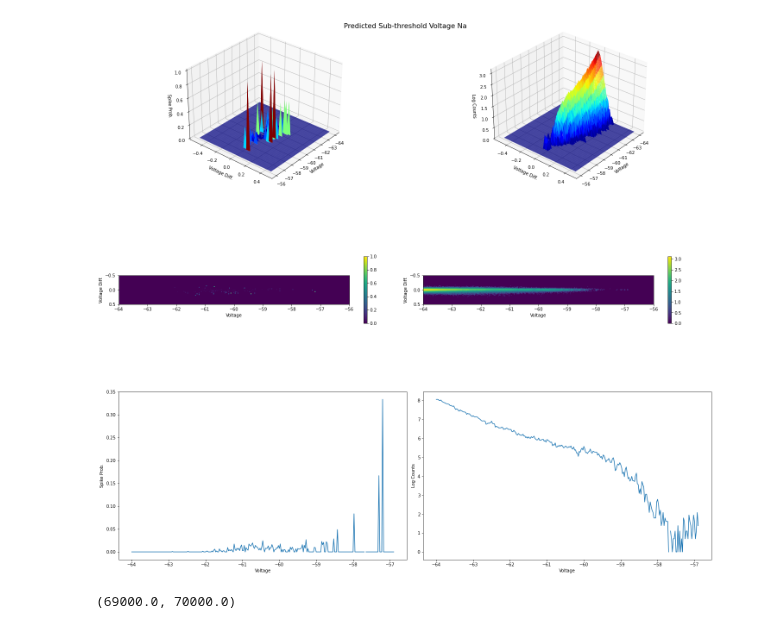
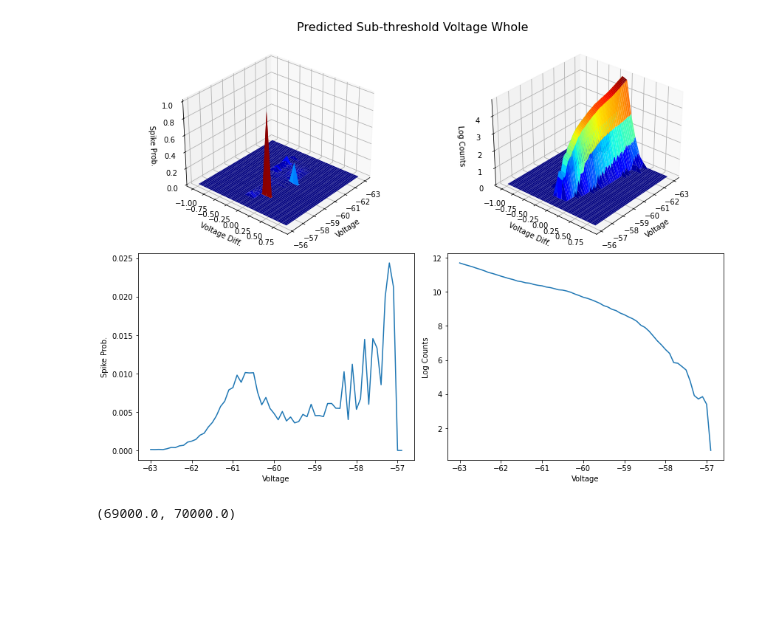
Before and after one commit to yjkimnada/dendrite, a Jupyter notebook: AP_experimental.ipynb, the cells around one changed output. Drawn from its saved outputs; the diff is of its cells as text; code cells hidden in the pictures; blank space fills up the shorter version.

```diff
--- a/AP_experimental.ipynb
+++ b/AP_experimental.ipynb
@@ -68,9 +71,9 @@ print(np.sum(spk))
 # %%
-diff_min = -0.5
-diff_max = 0.5
+diff_min = -1
+diff_max = 1
 val_max = -56
-val_min = -64
-interval = 0.025
+val_min = -63
+interval = 0.1
 
 diff_bins = np.arange(diff_min, diff_max+0.01, interval)
 val_bins = np.arange(val_min, val_max+0.01, interval)
@@ -82,8 +85,8 @@ for i in tnrange(val_bins.shape[0]-1):
     for j in range(diff_bins.shape[0]-1):
         #idx = np.where((V_na>=val_bins[i]) & (V_na<val_bins[i+1]) & (V_na_diff>=diff_bins[j]) & (V_na_diff<diff_bins[j+1]))[0]
         #idx = np.where((V_nona>=val_bins[i]) & (V_nona<val_bins[i+1]) & (V_nona_diff>=diff_bins[j]) & (V_nona_diff<diff_bins[j+1]))[0]
-        idx = np.where((V_pred>=val_bins[i]) & (V_pred<val_bins[i+1]) & (V_pred_diff>=diff_bins[j]) & (V_pred_diff<diff_bins[j+1]))[0]
-        #idx = np.where((V_pred_whole>=val_bins[i]) & (V_pred_whole<val_bins[i+1]) & (V_pred_whole_diff>=diff_bins[j]) & (V_pred_whole_diff<diff_bins[j+1]))[0]
+        #idx = np.where((V_pred>=val_bins[i]) & (V_pred<val_bins[i+1]) & (V_pred_diff>=diff_bins[j]) & (V_pred_diff<diff_bins[j+1]))[0]
+        idx = np.where((V_pred_whole>=val_bins[i]) & (V_pred_whole<val_bins[i+1]) & (V_pred_whole_diff>=diff_bins[j]) & (V_pred_whole_diff<diff_bins[j+1]))[0]
         yes_count = np.sum(spk[idx])
         total_count = idx.shape[0]
 
@@ -101,16 +104,16 @@ counts = np.empty((bins.shape[0]-1))
 for i in tnrange(bins.shape[0]-1):
     #idx = np.where((V_na >= bins[i]) & (V_na < bins[i+1]))[0]
     #idx = np.where((V_nona >= bins[i]) & (V_nona < bins[i+1]))[0]
-    idx = np.where((V_pred >= bins[i]) & (V_pred < bins[i+1]))[0]
-    #idx = np.where((V_pred_whole >= bins[i]) & (V_pred_whole < bins[i+1]))[0]
+    #idx = np.where((V_pred >= bins[i]) & (V_pred < bins[i+1]))[0]
+    idx = np.where((V_pred_whole >= bins[i]) & (V_pred_whole < bins[i+1]))[0]
     yes_count = np.sum(spk[idx])
     total_count = idx.shape[0]
     spk_probs[i] = yes_count / total_count
     counts[i] = total_count
 # %%
-fig = plt.figure(figsize=(20,30))
+fig = plt.figure(figsize=(12,9))
 
-ax1 = fig.add_subplot(5,2,1, projection='3d')
+ax1 = fig.add_subplot(2,2,1, projection='3d')
 X, Y = np.meshgrid(val_bins[:-1], diff_bins[:-1])
 probs1 = ax1.plot_surface(X, Y, spk_2d_probs.T, rstride=1, cstride=1,
                 cmap='jet', edgecolor='none')
@@ -119,42 +122,46 @@ ax1.set_ylabel('Voltage Diff.')
 ax1.set_zlabel('Spike Prob.')
 ax1.view_init(30, 40)
 
-ax2 = fig.add_subplot(5,2,2, projection='3d')
+ax2 = fig.add_subplot(2,2,2, projection='3d')
 probs1 = ax2.plot_surface(X, Y, np.log10(counts_2d.T), rstride=1, cstride=1,
                 cmap='jet', edgecolor='none')
 ax2.set_xlabel('Voltage')
 ax2.set_ylabel('Voltage Diff.')
 ax2.set_zlabel('Log Counts')
 ax2.view_init(30, 40)
 
-ax3 = fig.add_subplot(5,2,3)
+"""
+ax3 = fig.add_subplot(2,2,3)
 extent = [val_min, val_max, diff_max, diff_min]
 imshow1 = ax3.imshow(spk_2d_probs.T, extent=extent)
-ax4 = fig.add_subplot(5,2,4)
+ax4 = fig.add_subplot(2,2,4)
 imshow2 = ax4.imshow(np.log10(counts_2d.T), extent=extent)
 plt.colorbar(imshow1, ax=ax3, shrink = 0.4)
 plt.colorbar(imshow2, ax=ax4, shrink = 0.4)
 
 ax3.set_xlabel("Voltage")
 ax3.set_ylabel("Voltage Diff.")
 ax4.set_xlabel("Voltage")
 ax4.set_ylabel("Voltage Diff.")
+"""
 
-ax5 = fig.add_subplot(5,2,5)
-ax6 = fig.add_subplot(5,2,6)
+ax5 = fig.add_subplot(2,2,3)
+ax6 = fig.add_subplot(2,2,4)
 ax5.plot(bins[:-1], spk_probs)
 ax6.plot(bins[:-1], np.log(counts))
 ax5.set_xlabel("Voltage")
 ax5.set_ylabel("Spike Prob.")
 ax6.set_ylabel("Log Counts")
 ax6.set_xlabel("Voltage")
 
-plt.suptitle("Predicted Sub-threshold Voltage Na", fontsize=16)
+plt.suptitle("Predicted Sub-threshold Voltage Whole", fontsize=16)
 fig.tight_layout()
 
-#fig.savefig("/home/sklee/dendrite/AP_exp_NaPred.pdf", bbox_inches="tight", transparent=True)
+plt.show()
+
+fig.savefig("/home/sklee/dendrite/AP_emp_WholePred.pdf", bbox_inches="tight", transparent=True)
 # %% [output]
-[figure, old version]
+[figure, new version]
 # %%
 plt.figure(figsize = (15,5))
 plt.plot(V_ap[:150000])
```
Also changed, not shown: parts of 4 cells of this notebook, 40 other files.
